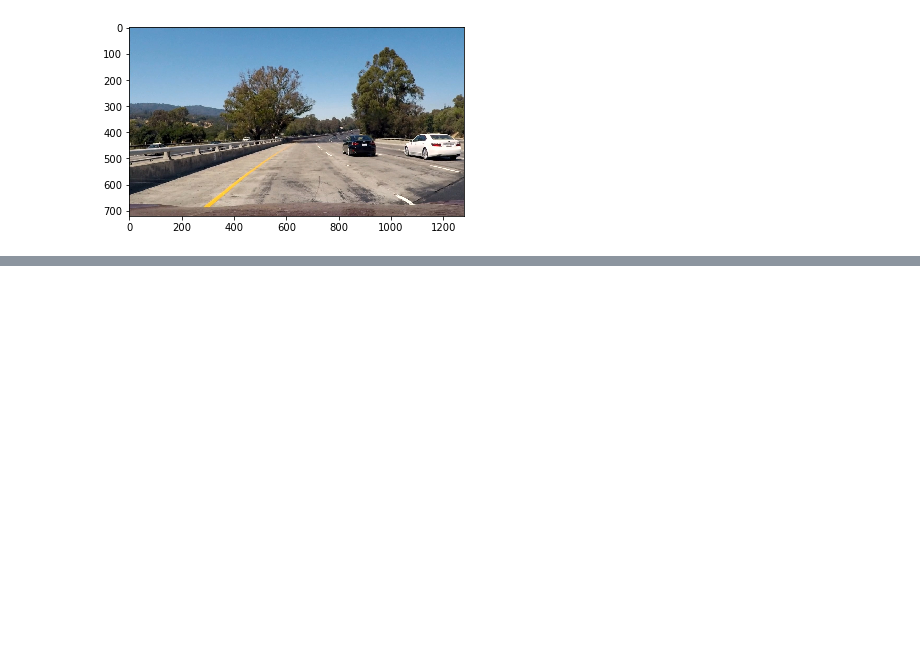
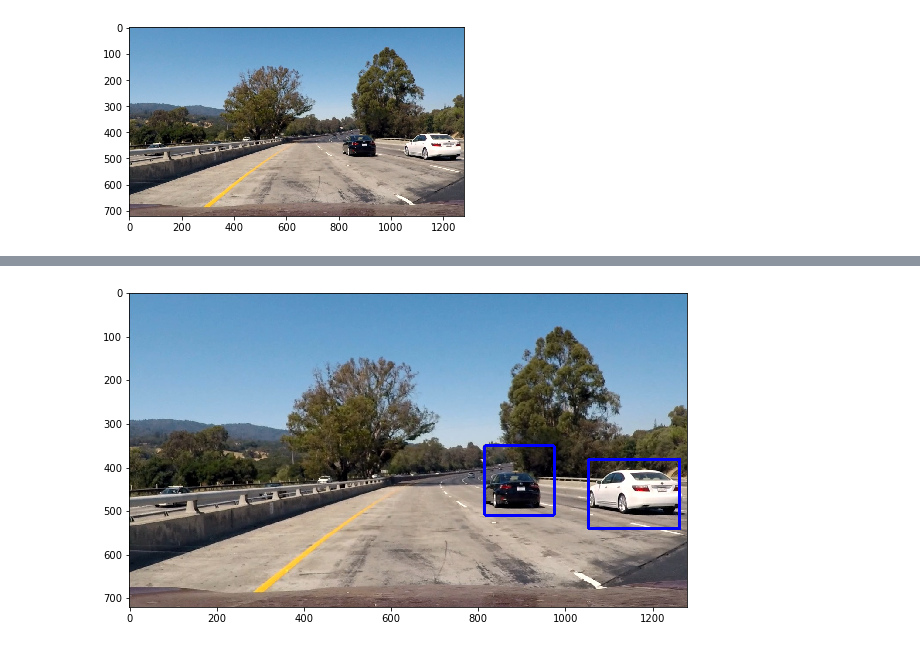
Before and after one commit to partmor/CarND-VehicleDetection-P5, a Jupyter notebook: p5_solution.ipynb, the cells around one changed output, grey strips where cells are left out. Cells and saved outputs as stored; diff of their text form; code cells hidden in the pictures; blank space fills up the shorter version.

```diff
--- a/p5_solution.ipynb
+++ b/p5_solution.ipynb
@@ -155,0 +158,16 @@ plt.imshow(hot_window_img);
+# %%
+def video_pipeline(img, clf):
+    windows = slide_window_multi_scale(img)
+    hot_windows = search_windows(img, windows, clf)
+    heat = np.zeros_like(test_img[:,:,0]).astype(np.float)
+    heat = add_heat(heat, hot_windows)
+    heat = apply_threshold(heat, 2)
+    heatmap = np.clip(heat, 0, 255)
+    labels = label(heat)
+    draw_img = draw_labeled_bboxes(img, labels)
+    return draw_img
+# %%
+plt.figure(figsize=(10,10))
+plt.imshow(video_pipeline(test_img, clf));
+# %% [output]
+[figure, added]
```
Also changed, not shown: parts of 7 cells of this notebook, 1 other file.
